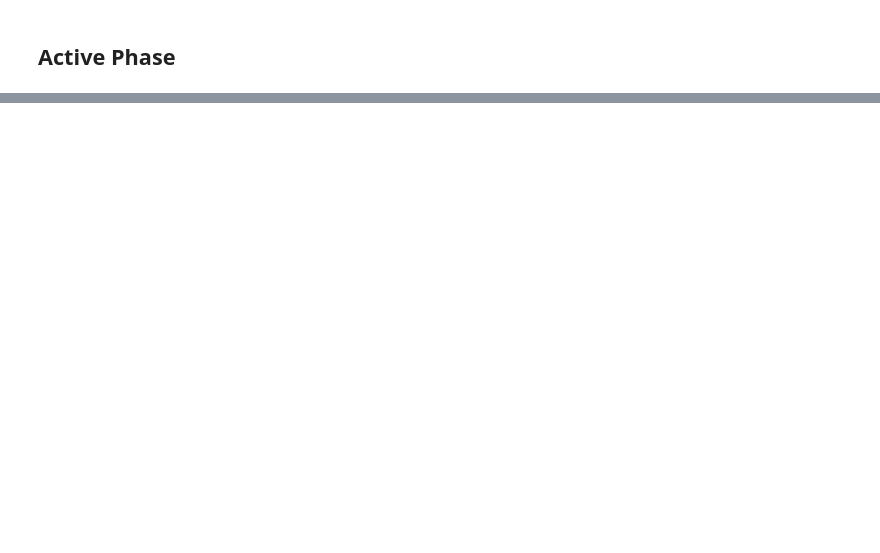
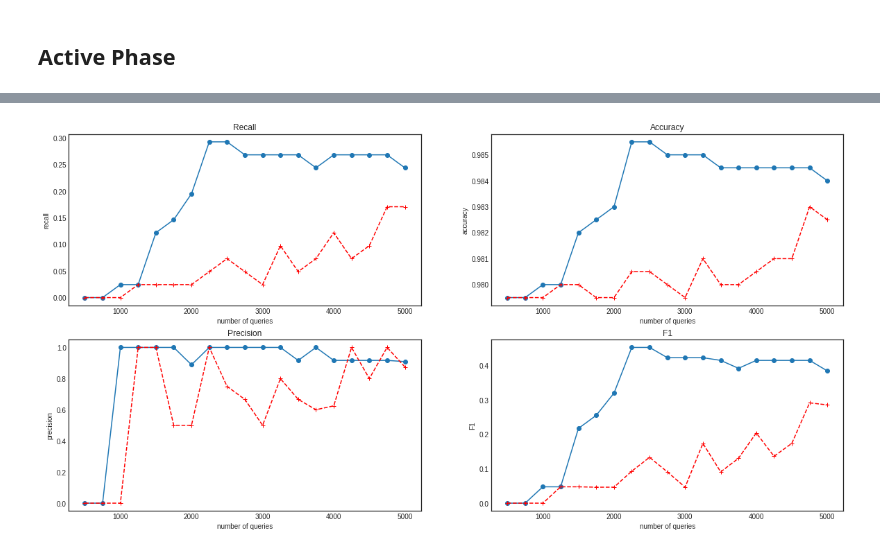
Before and after one commit to nicolaiberk/Imbalanced, a Jupyter notebook: ActiveLearning.ipynb, the cells around one changed output, grey strips where cells are left out. Drawn from its saved outputs; the diff is of its cells as text; code cells hidden in the pictures; blank space fills up the shorter version.

```diff
--- a/ActiveLearning.ipynb
+++ b/ActiveLearning.ipynb
@@ -112,0 +127,3 @@ ValueError: ignored
+# %%
+# query for label
+query_idx, query_inst = learner.query(X_train)
@@ -112,0 +134,3 @@ ValueError: ignored
+# %%
+# supply label for queried instance
+y_new = y_train[query_idx]
@@ -112,0 +221,92 @@ ValueError: ignored
+# %%
+# performance of initialised active learner
+accuracy_scores = [accuracy_score(y_test, batch_learner.predict(X_test))]
+recall_scores = [recall_score(y_test, batch_learner.predict(X_test))]
+precision_scores = [precision_score(y_test, batch_learner.predict(X_test))]
+f1_scores = [f1_score(y_test, batch_learner.predict(X_test))]
+training_progress = [n_initial]
+# %%
+# this bit takes a while
+learner_scores = [batch_learner.score(X_test, y_test)]
+
+sample_size = 5000
+n_queries = (sample_size - n_initial) // batch_size
+
+for i in range(n_queries):
+
+  # all that matters are the next few lines
+  query_idx, query_inst = batch_learner.query(X_pool) # obtain uncertainty estimates for full training sample
+
+  X, y = X_pool[query_idx], y_pool[query_idx]
+  batch_learner.teach(X=X, y=y)
+
+  ## assess performance
+  training_progress.append(n_initial + (i+1)*batch_size)
+  accuracy_scores.append(accuracy_score(y_test, batch_learner.predict(X_test)))
+  recall_scores.append(recall_score(y_test, batch_learner.predict(X_test)))
+  precision_scores.append(precision_score(y_test, batch_learner.predict(X_test)))
+  active_f1 = f1_score(y_test, batch_learner.predict(X_test))
+  f1_scores.append(active_f1)
+
+  print('Active F1 after query {n}: {acc:0.4f}'.format(n=i + 1, acc=active_f1))
+
+
+  ## delete newly annotated from training pool
+  X_pool, y_pool = sparse.csr_matrix(np.delete(X_pool.toarray(), query_idx, axis=0)), np.delete(y_pool, query_idx)
+
+
+  # random classifier performance
+
+  ## draw sample
+  rand_sample = np.random.choice([i for i in range(len(y_train))], n_initial+(i+1)*batch_size, replace=False)
+  X_train_passive = X_train[rand_sample]
+  y_train_passive = y_train[rand_sample]
+
+  ## define and fit classifier
+  passive_clsfr = LogReg(max_iter=1000)
+  passive_clsfr.fit(X_train_passive, y_train_passive)
+
+  ## assess performance
+  y_pred_passive = passive_clsfr.predict(X_test)
+  accuracy_passive.append(accuracy_score(y_test, y_pred_passive))
+  recall_passive.append(recall_score(y_test, y_pred_passive))
+  precision_passive.append(precision_score(y_test, y_pred_passive))
+  passive_f1 = f1_score(y_test, y_pred_passive)
+  f1_passive.append(passive_f1)
+
+  print('Passive F1 after query {n}: {acc:0.4f}'.format(n=i + 1, acc=passive_f1))
+
+
+  # the remainder is only for plotting
+
+  display.clear_output(wait=True)
+  with plt.style.context('seaborn-white'):
+    plt.figure(figsize=(20, 10))
+    plt.subplot(2, 2, 1)
+    plt.title('Recall')
+    plt.plot(training_progress, recall_scores, marker = "o")
+    plt.plot(training_progress, recall_passive, color = 'red', ls = "--", marker='+')
+    plt.xlabel('number of queries')
+    plt.ylabel('recall')
+    plt.subplot(2, 2, 2)
+    plt.title('Accuracy')
+    plt.plot(training_progress, accuracy_scores, marker = "o")
+    plt.plot(training_progress, accuracy_passive, color = 'red', ls = "--", marker='+')
+    plt.xlabel('number of queries')
+    plt.ylabel('accuracy')
+    plt.subplot(2, 2, 3)
+    plt.title('Precision')
+    plt.plot(training_progress, precision_scores, marker = "o")
+    plt.plot(training_progress, precision_passive, color = 'red', ls = "--", marker='+')
+    plt.xlabel('number of queries')
+    plt.ylabel('precision')
+    plt.subplot(2, 2, 4)
+    plt.title('F1')
+    plt.plot(training_progress, f1_scores, marker = "o")
+    plt.plot(training_progress, f1_passive, color = 'red', ls = "--", marker='+')
+    plt.xlabel('number of queries')
+    plt.ylabel('F1')
+    display.display(plt.gcf())
+    plt.close('all')
+# %% [output]
+[figure, added]
```
Also changed, not shown: parts of 23 cells of this notebook.
